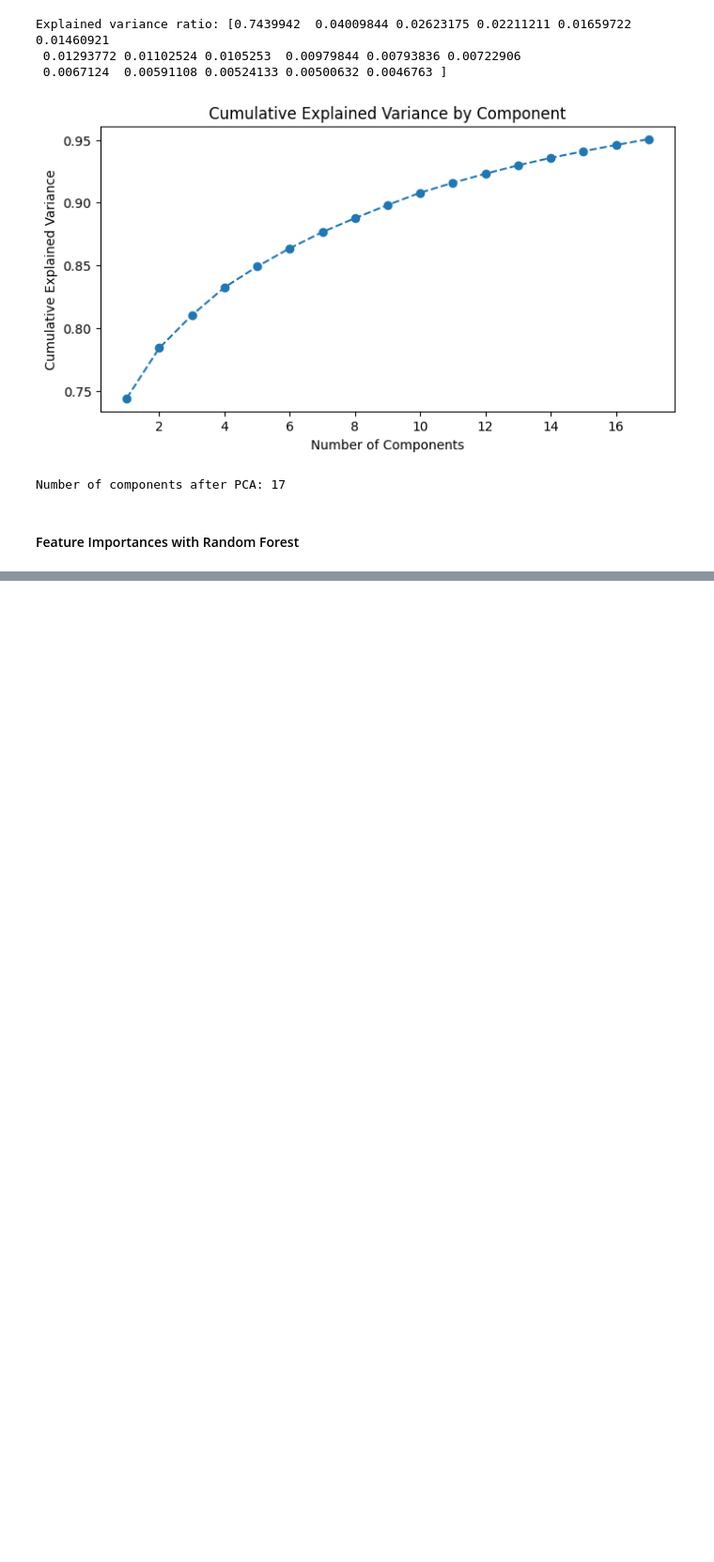
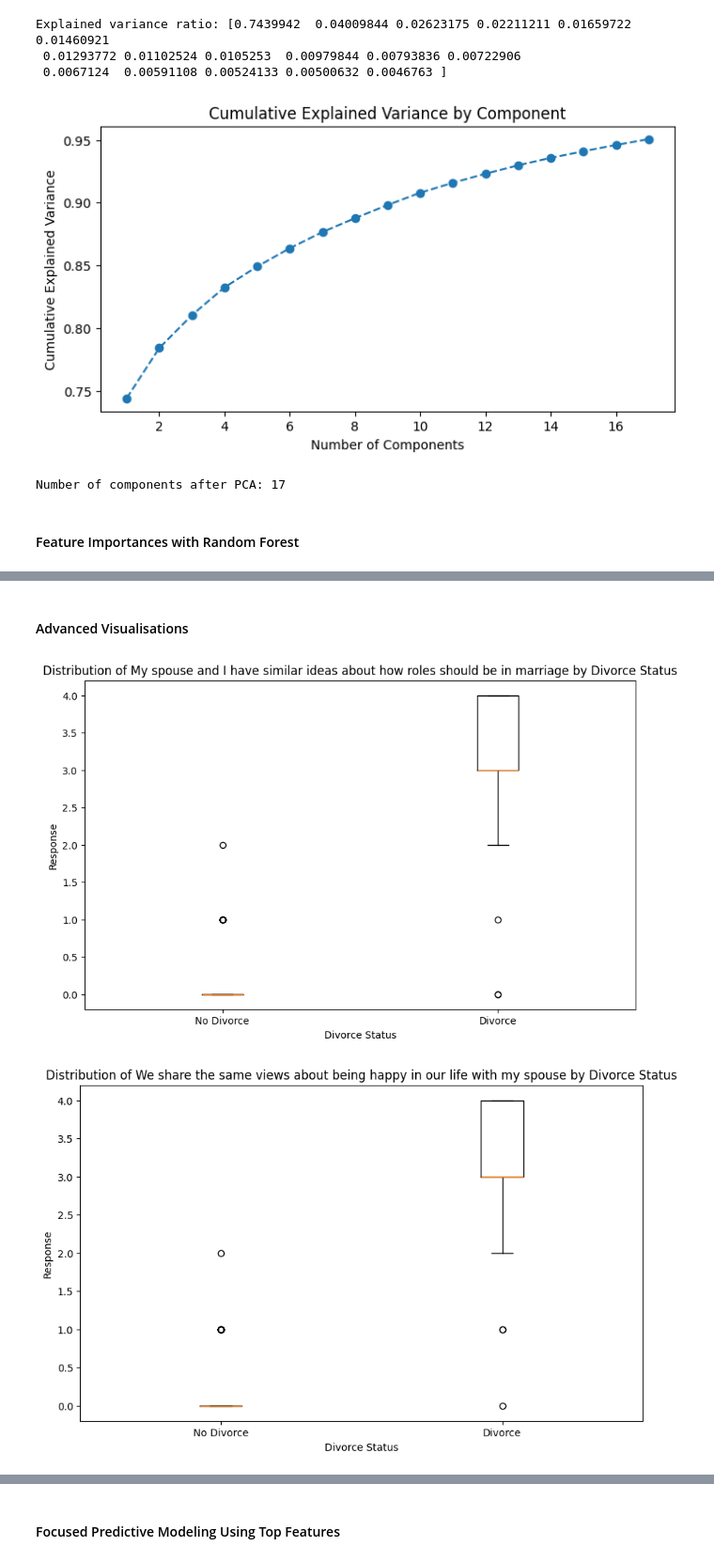
Before and after one commit to wickkan/Couple-Zodiac-Analysis, a Jupyter notebook: divorce-prediction.ipynb, the cells around one changed output, grey strips where cells are left out. Shown at 94% size. Saved outputs shown, nothing was run; the diff lists cells and outputs as text; code cells hidden in the pictures; blank space fills up the shorter version.

```diff
--- a/divorce-prediction.ipynb
+++ b/divorce-prediction.ipynb
@@ -263,0 +283,29 @@ plt.show()
+# %% [markdown]
+#### Advanced Visualisations
+# %%
+import matplotlib.pyplot as plt
+
+# List of top features based on importance scores
+top_features = ["My spouse and I have similar ideas about how roles should be in marriage",
+                "We share the same views about being happy in our life with my spouse",
+                "My spouse and I have similar ideas about how marriage should be"]
+
+# Create box plots for top features against the Divorce outcome using matplotlib
+for feature in top_features:
+    plt.figure(figsize=(10, 6))
+    # Separate data based on Divorce status
+    data_no_divorce = divorce_df[divorce_df['Divorce'] == 0][feature]
+    data_divorce = divorce_df[divorce_df['Divorce'] == 1][feature]
+
+    # Prepare data for plotting
+    data_to_plot = [data_no_divorce, data_divorce]
+
+    # Create the boxplot
+    plt.boxplot(data_to_plot, labels=['No Divorce', 'Divorce'])
+    plt.title(f'Distribution of {feature} by Divorce Status')
+    plt.xlabel('Divorce Status')
+    plt.ylabel('Response')
+    plt.show()
+# %% [output]
+[figure, added]
+[figure, added]
@@ -263,0 +313,2 @@ plt.show()
+# %% [markdown]
+#### Focused Predictive Modeling Using Top Features
```
Also changed, not shown: parts of 3 cells of this notebook.
